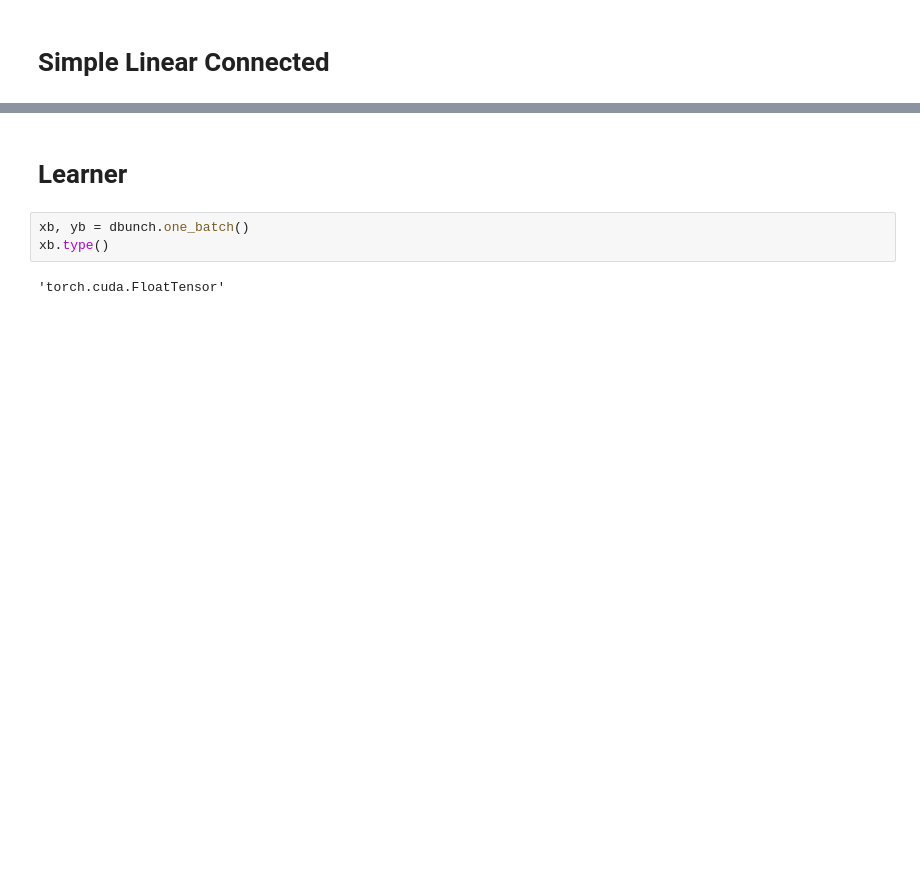
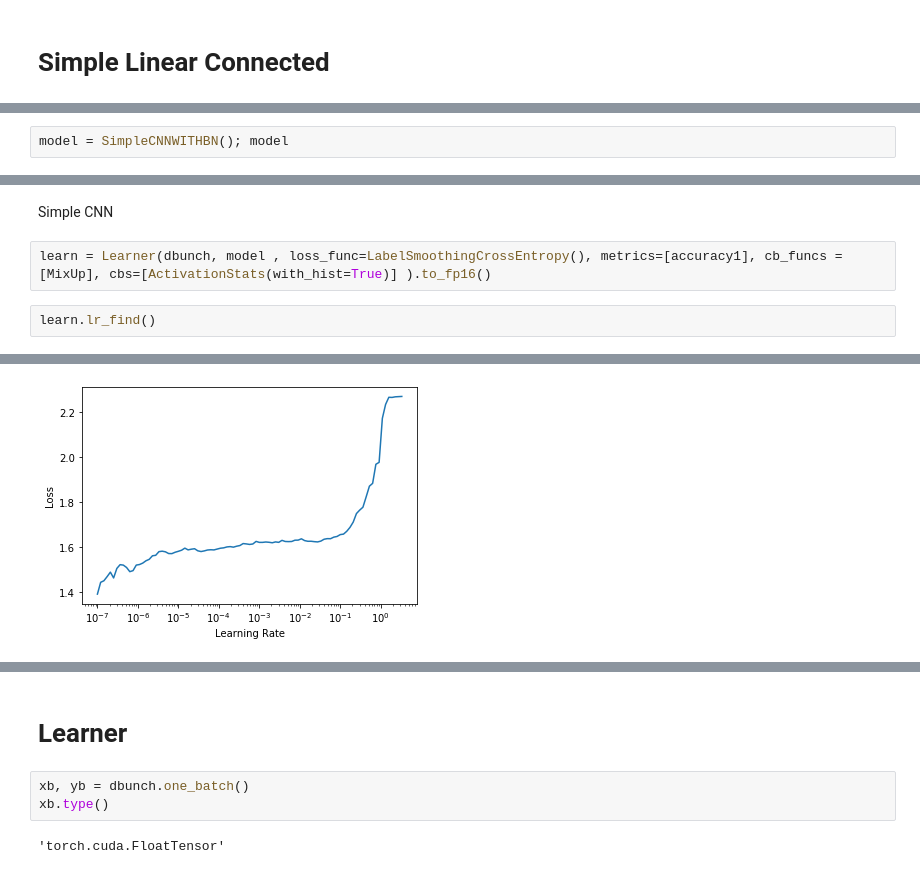
Before and after one commit to pmaxit/dl-notebooks, a Jupyter notebook: 01_CIFAR.ipynb, the cells around one changed output, grey strips where cells are left out. Saved outputs shown, nothing was run; the diff lists cells and outputs as text; blank space fills up the shorter version.

```diff
--- a/01_CIFAR.ipynb
+++ b/01_CIFAR.ipynb
@@ -109,0 +175,2 @@ dbunch.show_batch()
+# %%
+model = SimpleCNNWITHBN(); model
@@ -109,0 +195,7 @@ dbunch.show_batch()
+# %% [markdown]
+Simple CNN
+# %%
+learn = Learner(dbunch, model , loss_func=LabelSmoothingCrossEntropy(), metrics=[accuracy1], cb_funcs =[MixUp], cbs=[ActivationStats(with_hist=True)] ).to_fp16()
+# %%
+learn.lr_find()
+# %% [output]
@@ -109,0 +203 @@ dbunch.show_batch()
+[figure, added]
```
Also changed, not shown: parts of 43 cells of this notebook, 19 other files.
